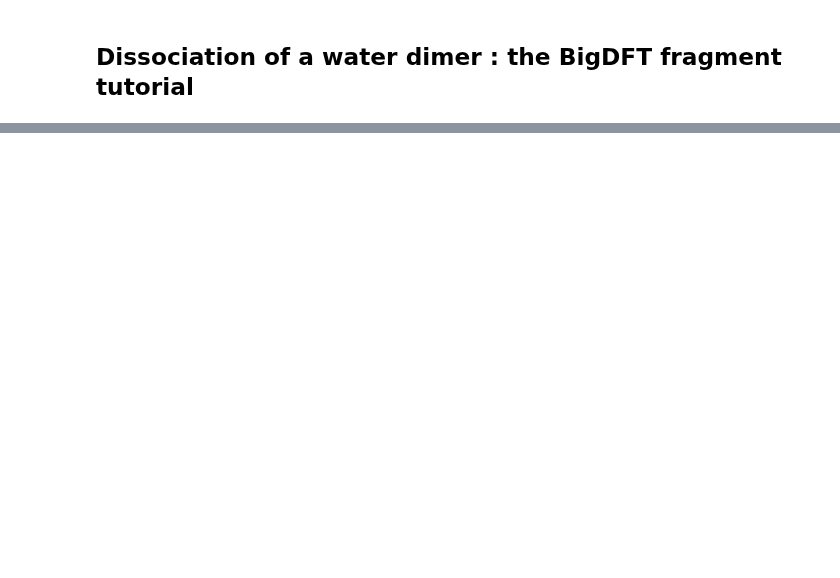
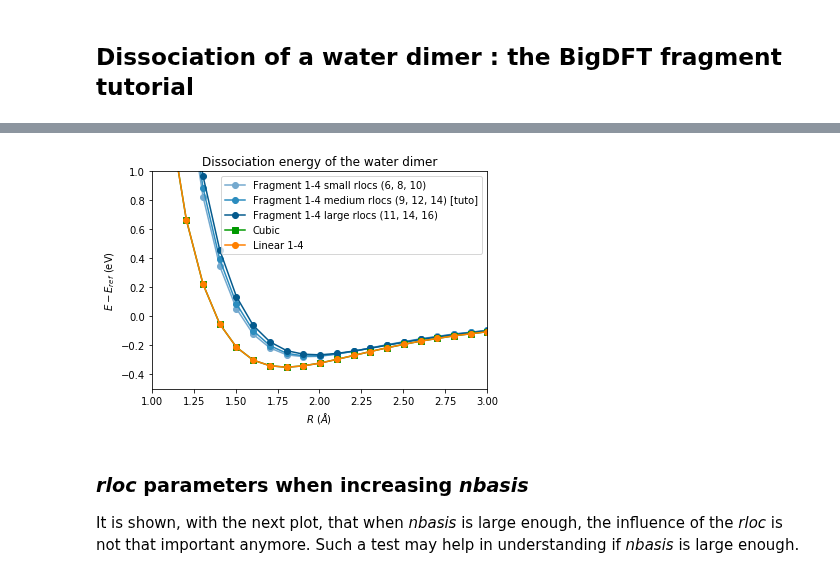
Before and after one commit to luigigenovese/BigDFT-nb, a Jupyter notebook: CDFT-H2O/dissociation.ipynb, the cells around one changed output, grey strips where cells are left out. Cells and saved outputs as stored; diff of their text form; code cells hidden in the pictures; blank space fills up the shorter version.

```diff
--- a/CDFT-H2O/dissociation.ipynb
+++ b/CDFT-H2O/dissociation.ipynb
@@ -81,0 +198,34 @@ ax.legend(loc='upper center', shadow=True, fontsize='large')
+# %%
+#Small rlocs (rloc, rloc_foe, rloc_foe_kernel) = (6, 8, 10)
+frag_1_4_small_rlocs = find_data("*/H2O/templates_tests/H2O/test7/H2O-dimer/dimer*/log-*yaml",
+                                 'Fragment 1-4 small rlocs (6, 8, 10)')
+
+#Large rlocs (rloc, rloc_foe, rloc_foe_kernel) = (11, 14, 16)
+frag_1_4_large_rlocs = find_data("*/H2O/templates_tests/H2O/test5/H2O-dimer/dimer*/log-*yaml",
+                                 'Fragment 1-4 large rlocs (11, 14, 16)')
+# %%
+#Change the title for the tutorial calculation frag_1-4
+frag_1_4['title'] = 'Fragment 1-4 medium rlocs (9, 12, 14) [tuto]'
+# %%
+# Chose the dissociation curves to be plotted
+curves = [frag_1_4_small_rlocs, frag_1_4,
+          frag_1_4_large_rlocs, cubic, lin_1_4]
+# Lists of markers and colors (for matplotlib)
+colors = ['#74a9cf', '#2b8cbe', '#045a8d', '#009900', '#FF8000']
+markers = ['o']*3+['s']+['o']
+# Plot with matplotlib
+for i, data in enumerate(curves):
+    plt.plot(data['distances'], data['energies'], marker=markers[i],
+             ls='-', label=data['title'], color=colors[i])
+plt.ylim([-0.5, 1.0])
+plt.xlim([1.0, 3.0])
+plt.xlabel('$R$ ($\AA$)')
+plt.ylabel('$E-E_{ref}$ (eV)')
+plt.title('Dissociation energy of the water dimer')
+plt.legend()
+plt.show()
+# %% [output]
+[figure, added]
+# %% [markdown]
+### *rloc* parameters when increasing *nbasis*
+It is shown, with the next plot, that when *nbasis* is large enough, the influence of the *rloc* is not that important anymore. Such a test may help in understanding if *nbasis* is large enough.
```
Also changed, not shown: parts of 46 cells of this notebook, 1 other file.
